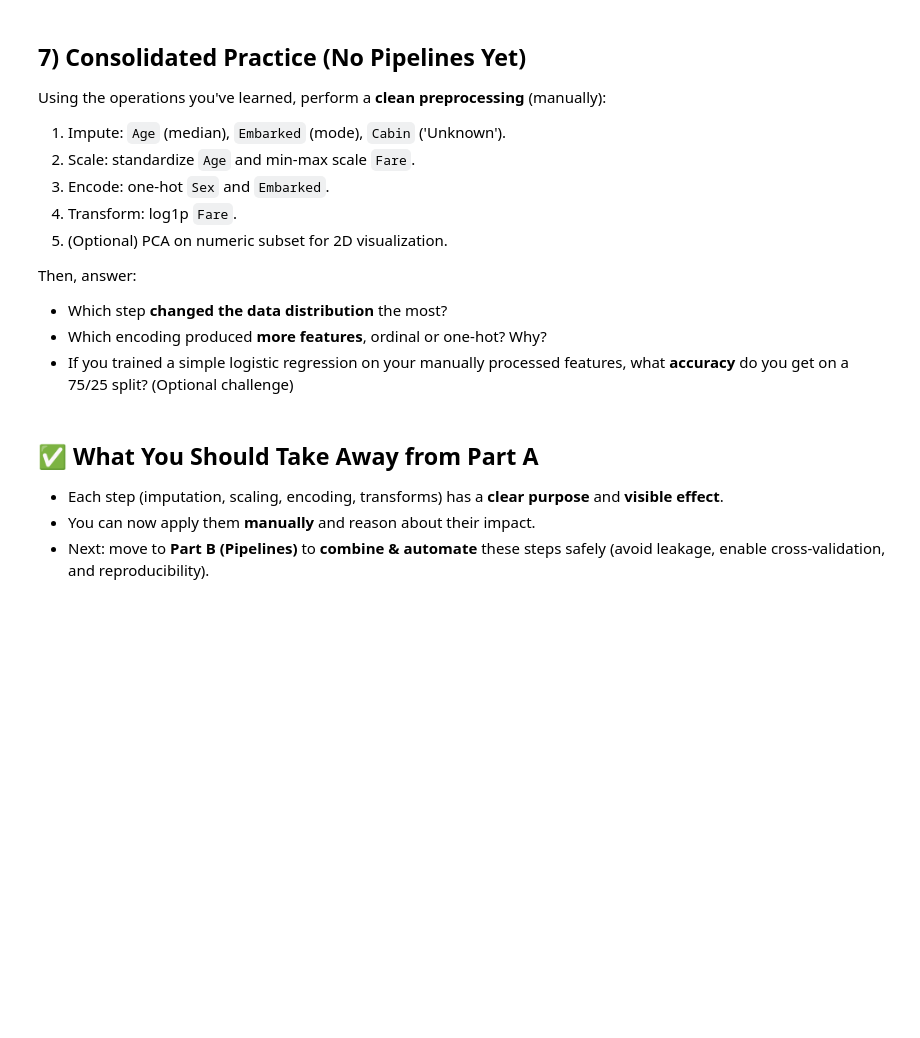
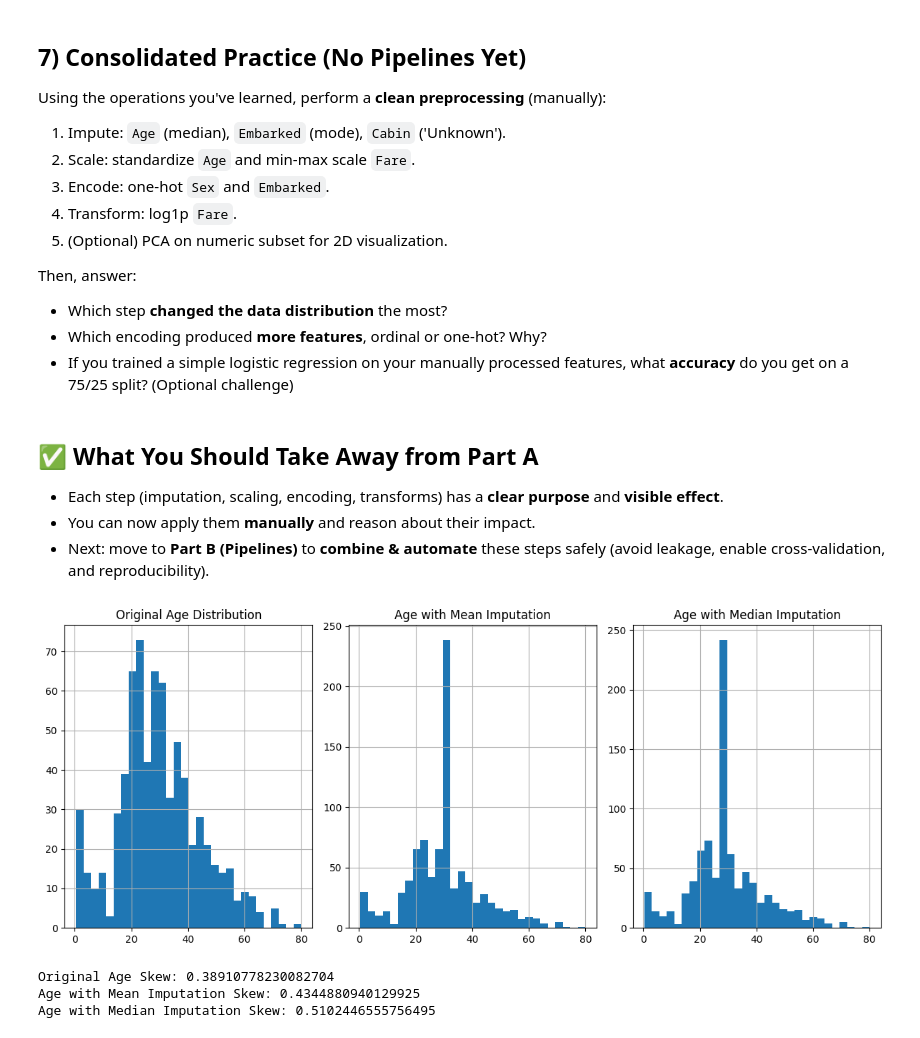
Before and after one commit to venkatesh58285/ML, a Jupyter notebook: Feature_Engineering_PartA.ipynb, the cells around one changed output. Saved outputs shown, nothing was run; the diff lists cells and outputs as text; code cells hidden in the pictures; blank space fills up the shorter version.

```diff
--- a/Feature_Engineering_PartA.ipynb
+++ b/Feature_Engineering_PartA.ipynb
@@ -256,3 +346,42 @@ Then, answer:
 - Each step (imputation, scaling, encoding, transforms) has a **clear purpose** and **visible effect**.
 - You can now apply them **manually** and reason about their impact.
 - Next: move to **Part B (Pipelines)** to **combine & automate** these steps safely (avoid leakage, enable cross-validation, and reproducibility).
+# %%
+# Exercise 2 -
+# Part 1: Compare mean vs median imputation for Age
+
+# In general, for skewed data, the median is often a more robust measure of
+# central tendency than the mean because it's less influenced by extreme values.
+# Imputing with the median can sometimes be better for preserving the original distribution
+# shape in such cases, even if the skewness value
+# doesn't change as little as with mean imputation in every single scenario.
+
+# # Original Age distribution
+plt.figure(figsize=(12, 5))
+plt.subplot(1, 3, 1)
+df['Age'].hist(bins=30)
+plt.title('Original Age Distribution')
+
+# Age with Mean Imputation
+age_mean_imputed = df['Age'].fillna(df['Age'].mean())
+plt.subplot(1, 3, 2)
+age_mean_imputed.hist(bins=30)
+plt.title('Age with Mean Imputation')
+
+# Age with Median Imputation
+age_median_imputed = df['Age'].fillna(df['Age'].median())
+plt.subplot(1, 3, 3)
+age_median_imputed.hist(bins=30)
+plt.title('Age with Median Imputation')
+
+plt.tight_layout()
+plt.show()
+
+print("Original Age Skew:", df['Age'].skew())
+print("Age with Mean Imputation Skew:", age_mean_imputed.skew())
+print("Age with Median Imputation Skew:", age_median_imputed.skew())
+# %% [output]
+[figure, added]
+Original Age Skew: 0.38910778230082704
+Age with Mean Imputation Skew: 0.4344880940129925
+Age with Median Imputation Skew: 0.5102446555756495
```
Also changed, not shown: parts of 25 cells of this notebook.
